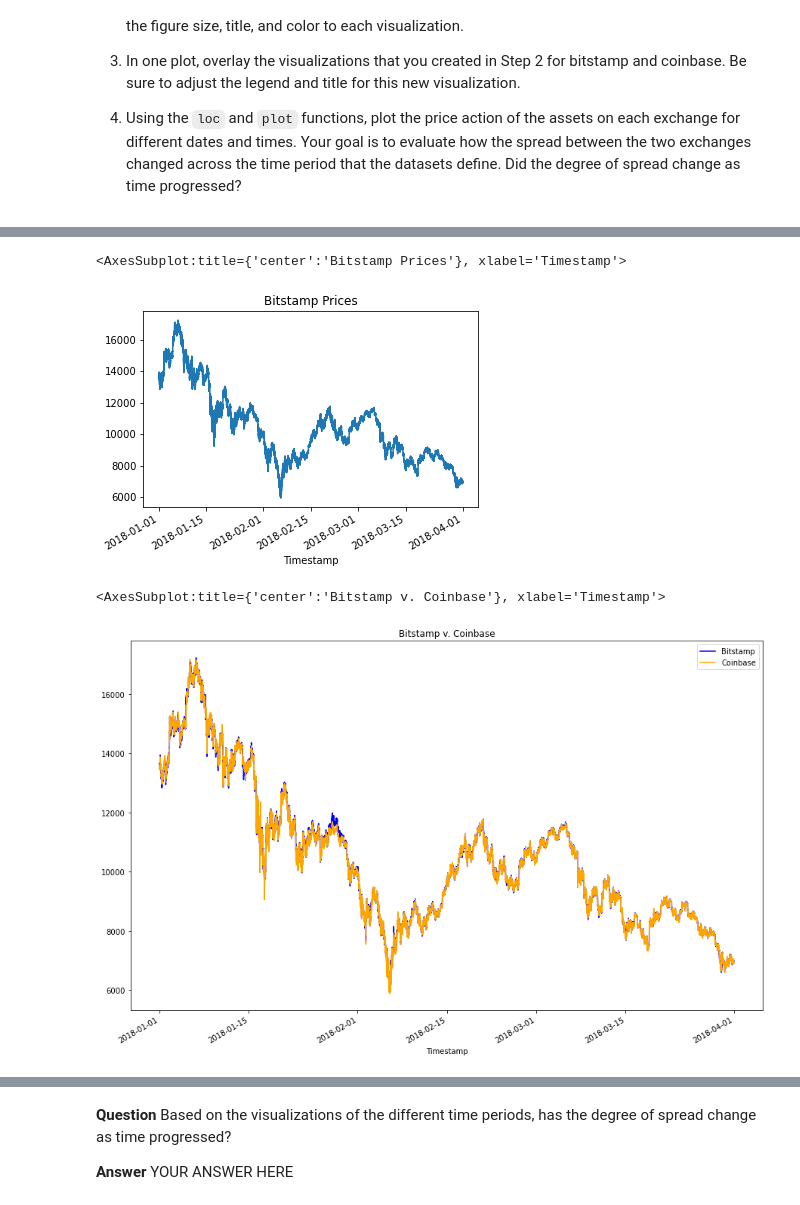
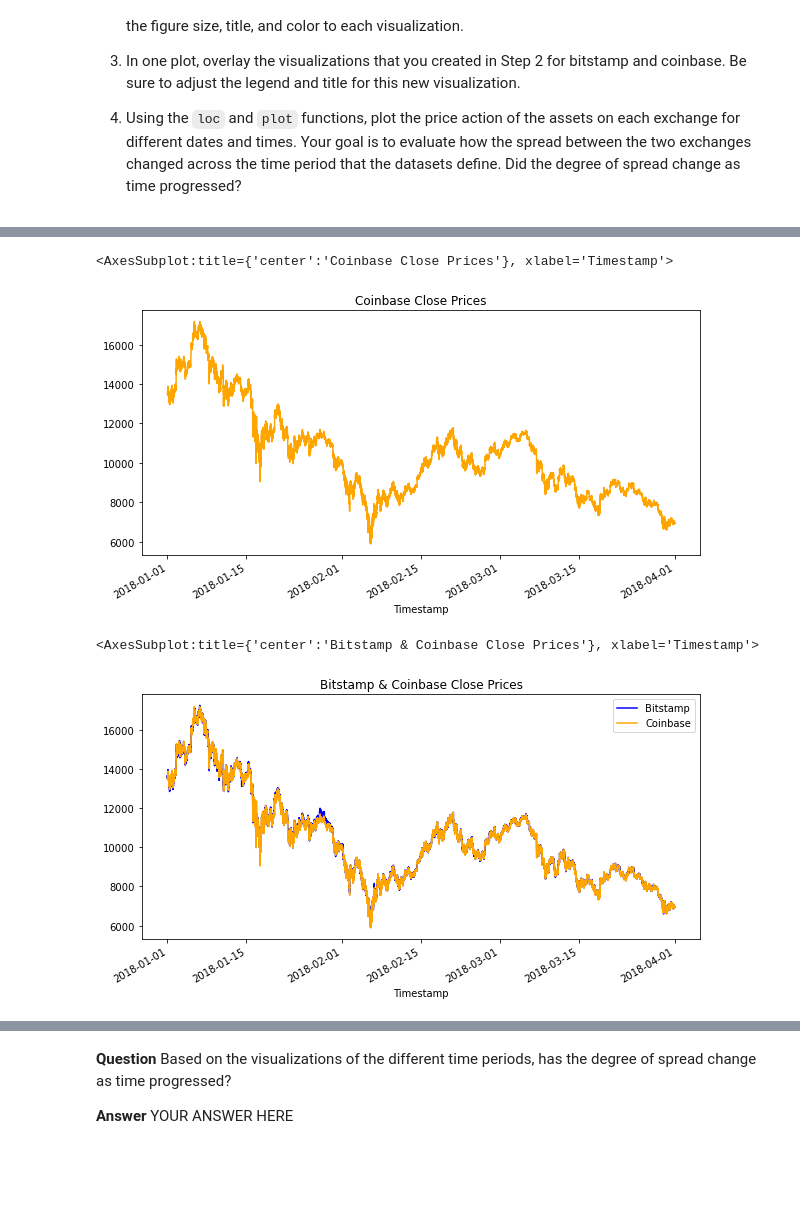
Before and after one commit to dev8125/Crypto-Arbitrage-Opportunities, a Jupyter notebook: Starter_Code/crypto_arbitrage.ipynb, the cells around one changed output, grey strips where cells are left out. Drawn from its saved outputs; the diff is of its cells as text; code cells hidden in the pictures; blank space fills up the shorter version.

```diff
--- a/Starter_Code/crypto_arbitrage.ipynb
+++ b/Starter_Code/crypto_arbitrage.ipynb
@@ -63,9 +62,8 @@ bitstamp.tail()
 # The CSV file is located in the Resources folder.
 # Set the index to the column "Timestamp"
 # Set the parse_dates and infer_datetime_format parameters
-# YOUR CODE HERE
 
-csv_path = Path("Resources/bitstamp.csv")
+csv_path = Path("Resources/coinbase.csv")
 coinbase = pd.read_csv(csv_path,index_col = 'Timestamp', parse_dates= True, infer_datetime_format= True)
 # %%
 # Use the head (and/or tail) function to confirm that the data was imported properly.
@@ -181,7 +197,8 @@ bitstamp_sliced = # YOUR CODE HERE
 # %%
 # Use loc or iloc to select `Timestamp (the index)` and `Close` from coinbase DataFrame
-coinbase_sliced = # YOUR CODE HERE
+coinbase_sliced = coinbase.loc[:, 'Close']
 
+coinbase_sliced = coinbase.loc[:, 'Close']
 # Review the first five rows of the DataFrame
-# YOUR CODE HERE
+coinbase_sliced.head()
 # %% [output]
@@ -240,18 +258,18 @@ Sort through the time series data associated with the bitstamp and coinbase Data
 # %%
 # Create a line plot for the coinbase DataFrame for the full length of time in the dataset
 # Be sure that the figure size, title, and color are tailored to each visualization
-# YOUR CODE HERE
+coinbase_sliced.plot(figsize=(10,5), title="Coinbase Close Prices", color='orange')
 # %% [output]
-<AxesSubplot:title={'center':'Bitstamp Prices'}, xlabel='Timestamp'>
+<AxesSubplot:title={'center':'Coinbase Close Prices'}, xlabel='Timestamp'>
-[figure, old version]
+[figure, new version]
 # %%
 # Overlay the visualizations for the bitstamp and coinbase DataFrames in one plot
-# The plot should visualize the prices over the full lenth of the dataset
-# Be sure to include the parameters: legend, figure size, title, and color and label
-# YOUR CODE HERE
+# The plot should visualize the prices over the full length title, and color and label
+bitstamp_sliced.plot(figsize=(10,5), title='Bitstamp & Coinbase Close Prices', color='blue', legend=True, label='Bitstamp')
+coinbase_sliced.plot(figsize=(10,5), color='orange', legend=True, label='Coinbase')
 # %% [output]
-<AxesSubplot:title={'center':'Bitstamp v. Coinbase'}, xlabel='Timestamp'>
+<AxesSubplot:title={'center':'Bitstamp & Coinbase Close Prices'}, xlabel='Timestamp'>
-[figure, old version]
+[figure, new version]
 # %%
 # Using the loc and plot functions, create an overlay plot that visualizes
 # the price action of both DataFrames for a one month period early in the dataset
```
Also changed, not shown: parts of 41 cells of this notebook.
